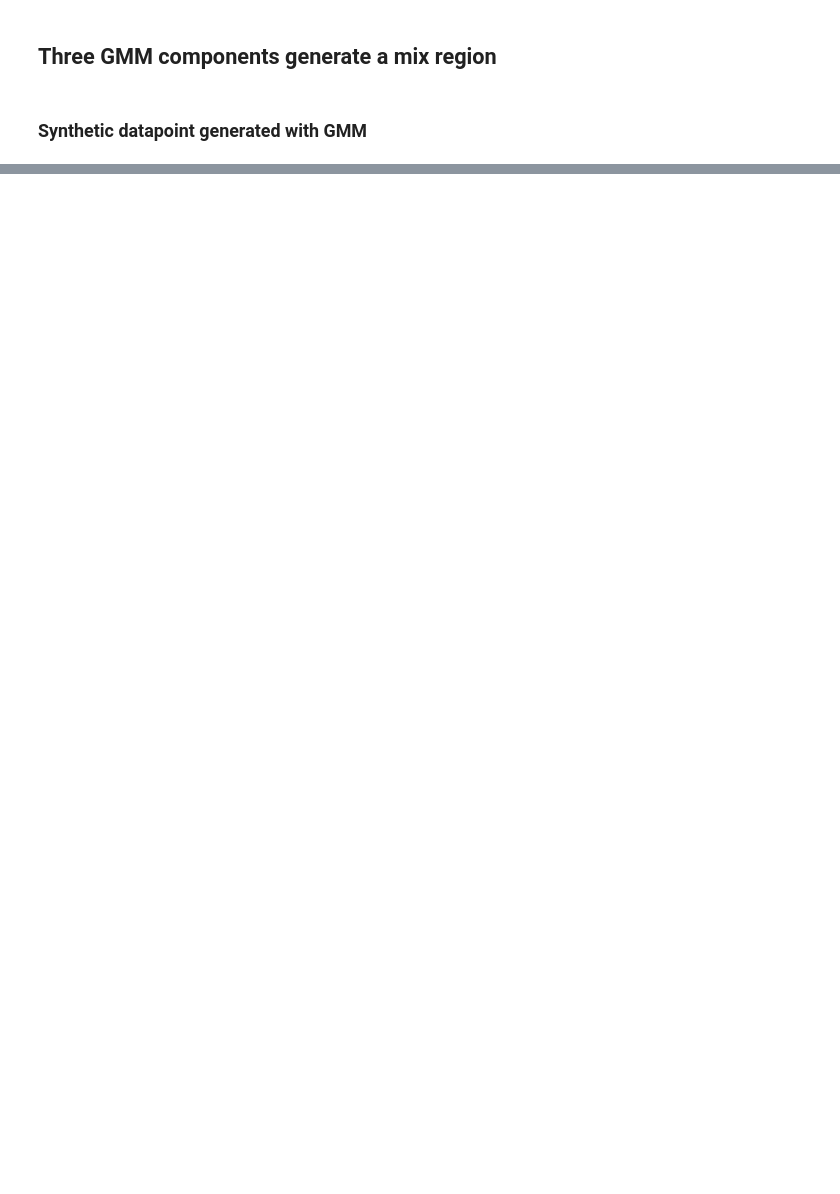
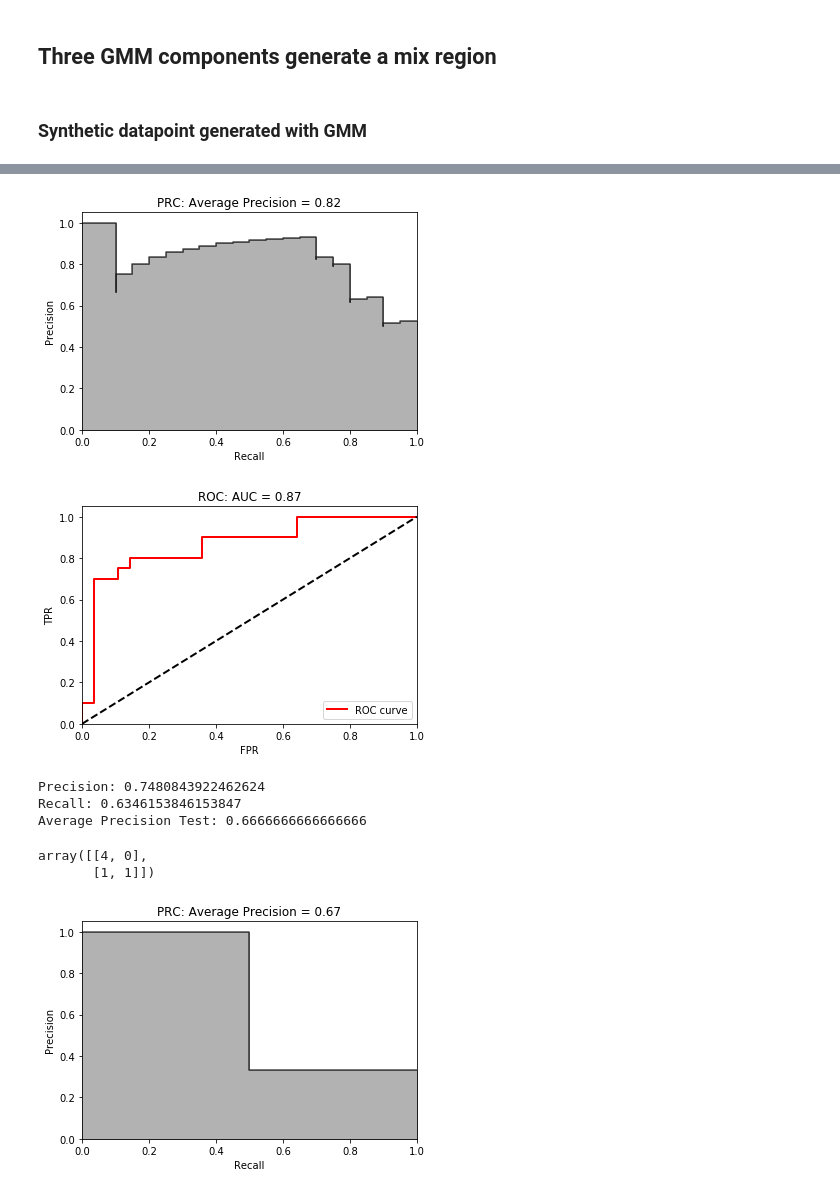
Before and after one commit to matthiasboeker/Shizophrenia_Depression_Project-, a Jupyter notebook: Notebooks/PCA _Cluster_Analysis_TS_Features.ipynb, the cells around one changed output, grey strips where cells are left out. Cells and saved outputs as stored; diff of their text form; code cells hidden in the pictures; blank space fills up the shorter version.

```diff
--- a/Notebooks/PCA _Cluster_Analysis_TS_Features.ipynb
+++ b/Notebooks/PCA _Cluster_Analysis_TS_Features.ipynb
@@ -489,0 +542,65 @@ array([[26,  6],
+# %%
+preds = pd.concat([y_train,predictionsBasedOnKFolds.loc[:,1]], axis=1)
+preds.columns = ['trueLabel','prediction']
+predictionsBasedOnKFoldsLogisticRegression = preds.copy()
+
+
+precision, recall, thresholds = precision_recall_curve(preds['trueLabel'],preds['prediction'])
+
+
+average_precision = average_precision_score(preds['trueLabel'],
+                                            preds['prediction'])
+
+plt.step(recall, precision, color='k', alpha=0.7, where='post')
+plt.fill_between(recall, precision, step='post', alpha=0.3, color='k')
+
+plt.xlabel('Recall')
+plt.ylabel('Precision')
+plt.ylim([0.0, 1.05])
+plt.xlim([0.0, 1.0])
+
+plt.title('PRC: Average Precision = {0:0.2f}'.format(
+          average_precision))
+
+fpr, tpr, thresholds = roc_curve(preds['trueLabel'],preds['prediction'])
+
+areaUnderROC = auc(fpr, tpr)
+
+plt.figure()
+plt.plot(fpr, tpr, color='r', lw=2, label='ROC curve')
+plt.plot([0, 1], [0, 1], color='k', lw=2, linestyle='--')
+plt.xlim([0.0, 1.0])
+plt.ylim([0.0, 1.05])
+plt.xlabel('FPR')
+plt.ylabel('TPR')
+plt.title('ROC: AUC = {0:0.2f}'.format(areaUnderROC))
+plt.legend(loc="lower right")
+plt.show()
+print('Precision:', np.mean(precision))
+print('Recall:', np.mean(recall))
+
+average_precision = average_precision_score(y_test,
+                                            logReg.predict(X_test))
+
+print('Average Precision Test:',average_precision )
+precision, recall, thresholds = precision_recall_curve(y_test,logReg.predict(X_test))
+plt.step(recall, precision, color='k', alpha=0.7, where='post')
+plt.fill_between(recall, precision, step='post', alpha=0.3, color='k')
+
+plt.xlabel('Recall')
+plt.ylabel('Precision')
+plt.ylim([0.0, 1.05])
+plt.xlim([0.0, 1.0])
+
+plt.title('PRC: Average Precision = {0:0.2f}'.format(
+          average_precision))
+confusion_matrix(y_test,logReg.predict(X_test))
+# %% [output]
+[figure, added]
+[figure, added]
+Precision: 0.7480843922462624
+Recall: 0.6346153846153847
+Average Precision Test: 0.6666666666666666
+array([[4, 0],
+       [1, 1]])
+[figure, added]
```
Also changed, not shown: parts of 28 cells of this notebook, 5 other files.
